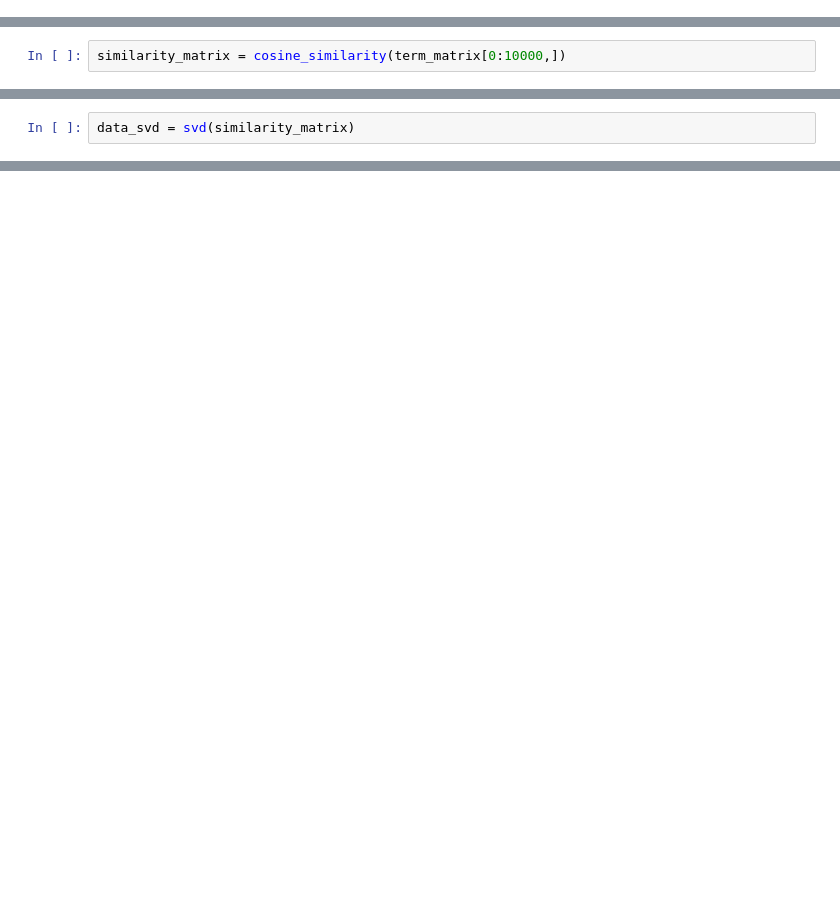
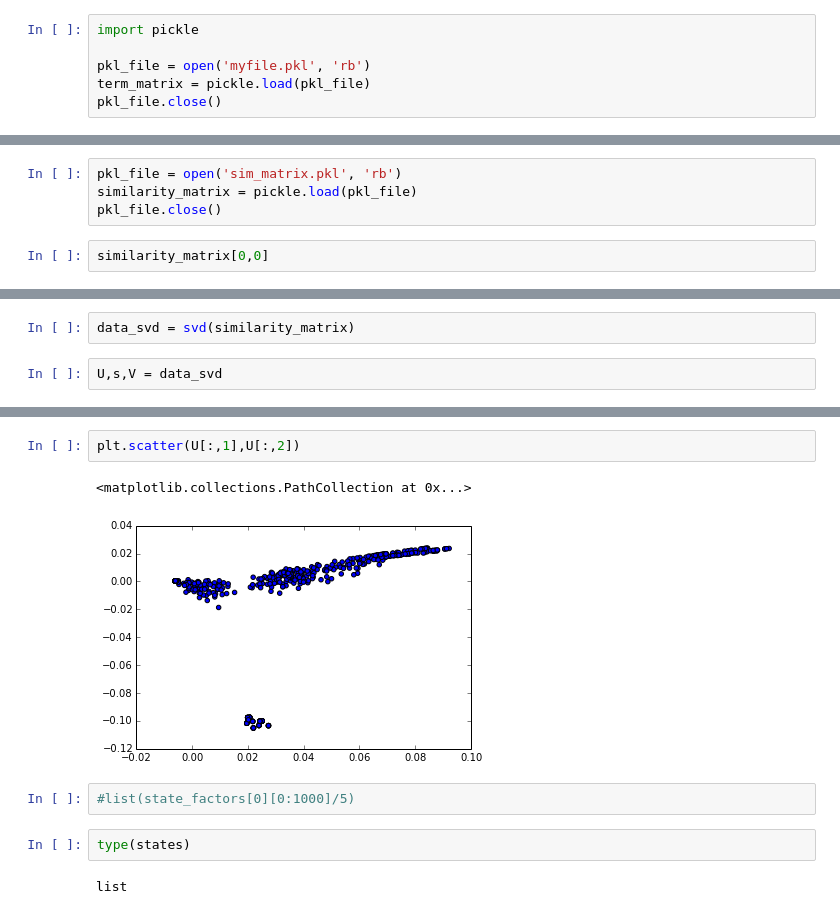
Before and after one commit to genevievekathleensmith/insight, a Jupyter notebook: term doc matrix.ipynb, the cells around one changed output, grey strips where cells are left out. Saved outputs shown, nothing was run; the diff lists cells and outputs as text; blank space fills up the shorter version.

```diff
--- a/term doc matrix.ipynb
+++ b/term doc matrix.ipynb
@@ -177,0 +193,6 @@ term_matrix
+# %%
+import pickle
+
+pkl_file = open('myfile.pkl', 'rb')
+term_matrix = pickle.load(pkl_file)
+pkl_file.close()
@@ -184,2 +232,6 @@ array([[ 0.16841435]])
+# %%
+pkl_file = open('sim_matrix.pkl', 'rb')
+similarity_matrix = pickle.load(pkl_file)
+pkl_file.close()
 # %%
-similarity_matrix = cosine_similarity(term_matrix[0:10000,])
+similarity_matrix[0,0]
@@ -210,2 +306,4 @@ AttributeError: 'numpy.ndarray' object has no attribute 'toarray'
 # %%
 data_svd = svd(similarity_matrix)
+# %%
+U,s,V = data_svd
@@ -211,0 +317,11 @@ data_svd = svd(similarity_matrix)
+# %%
+plt.scatter(U[:,1],U[:,2])
+# %% [output]
+<matplotlib.collections.PathCollection at 0x...>
+[figure, added]
+# %%
+#list(state_factors[0][0:1000]/5)
+# %%
+type(states)
+# %% [output]
+list
```
Also changed, not shown: parts of 54 cells of this notebook, 15 other files.
